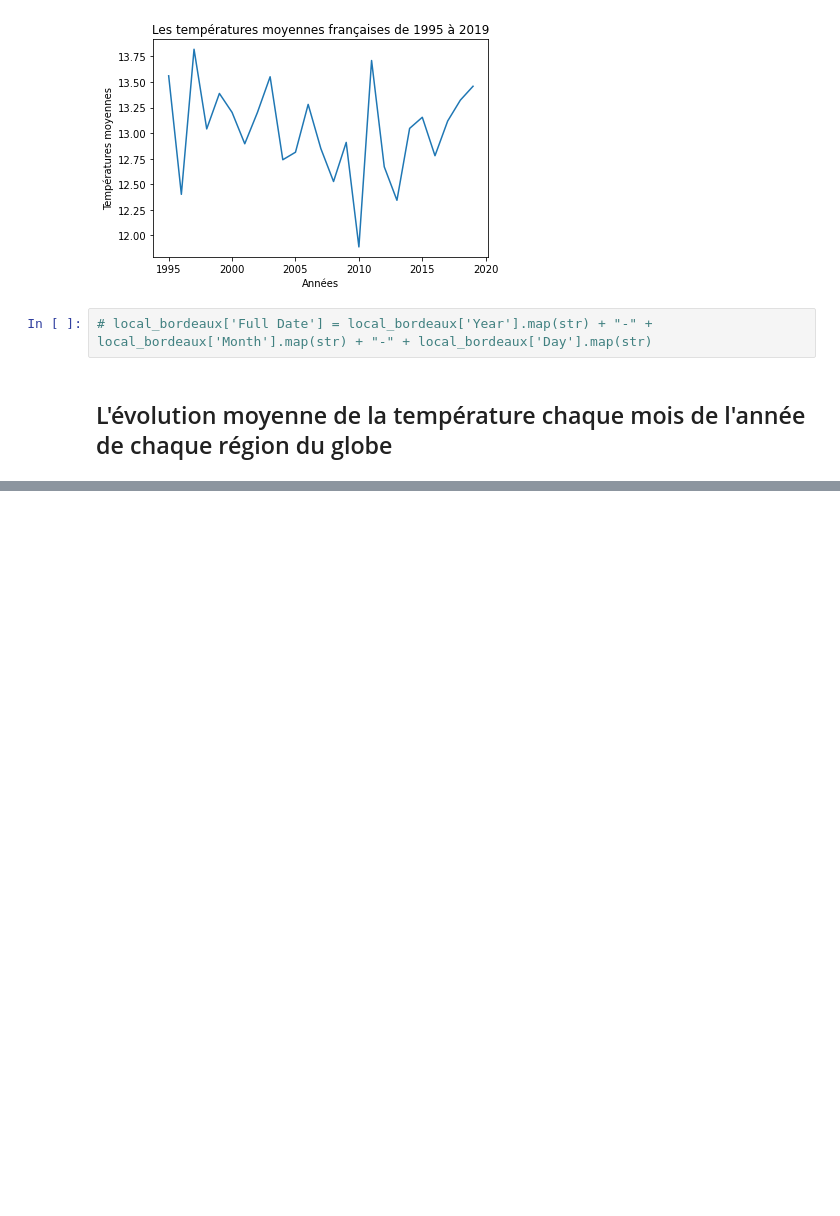
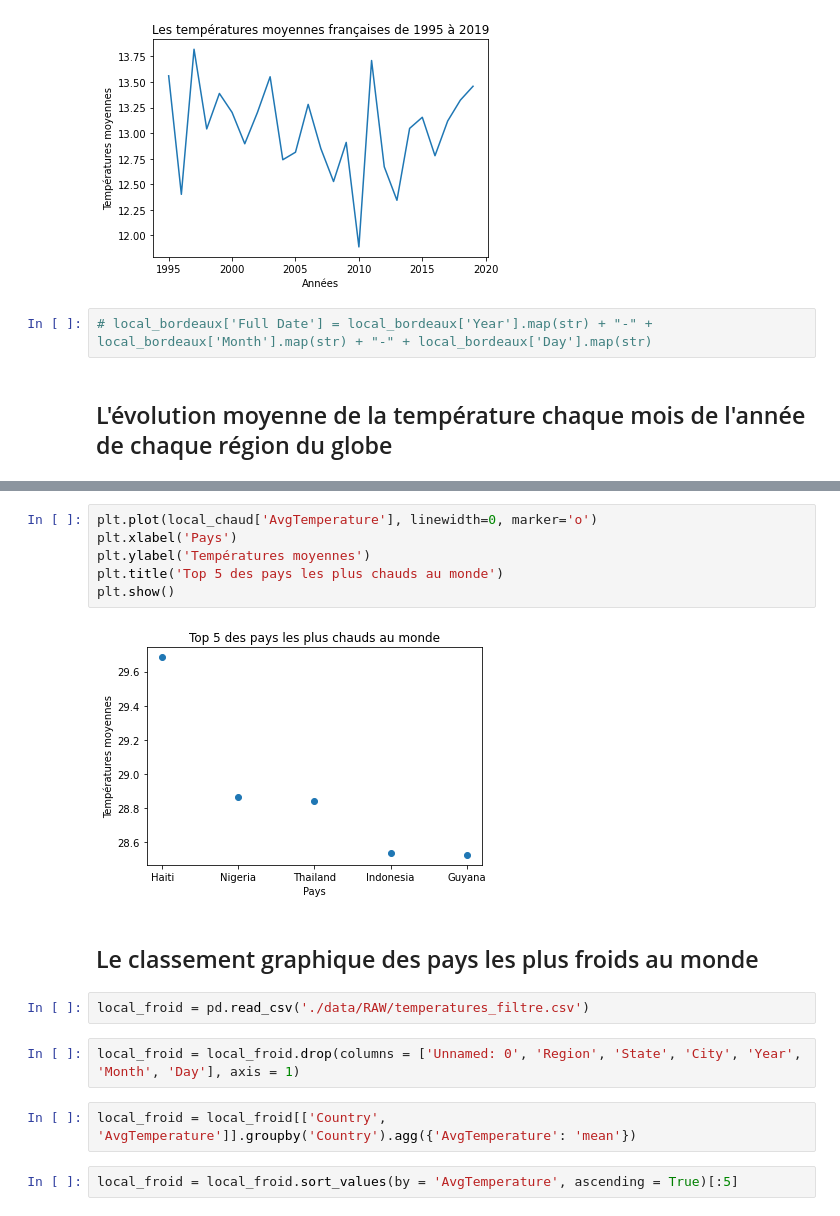
Before and after one commit to MaximeVeysseyre/Climatologie, a Jupyter notebook: main.ipynb, the cells around one changed output, grey strips where cells are left out. Drawn from its saved outputs; the diff is of its cells as text; blank space fills up the shorter version.

```diff
--- a/main.ipynb
+++ b/main.ipynb
@@ -125,0 +155,18 @@ plt.show()
+# %%
+plt.plot(local_chaud['AvgTemperature'], linewidth=0, marker='o')
+plt.xlabel('Pays')
+plt.ylabel('Températures moyennes')
+plt.title('Top 5 des pays les plus chauds au monde')
+plt.show()
+# %% [output]
+[figure, added]
+# %% [markdown]
+## Le classement graphique des pays les plus froids au monde
+# %%
+local_froid = pd.read_csv('./data/RAW/temperatures_filtre.csv')
+# %%
+local_froid = local_froid.drop(columns = ['Unnamed: 0', 'Region', 'State', 'City', 'Year', 'Month', 'Day'], axis = 1)
+# %%
+local_froid = local_froid[['Country', 'AvgTemperature']].groupby('Country').agg({'AvgTemperature': 'mean'})
+# %%
+local_froid = local_froid.sort_values(by = 'AvgTemperature', ascending = True)[:5]
```
Also changed, not shown: parts of 10 cells of this notebook.
